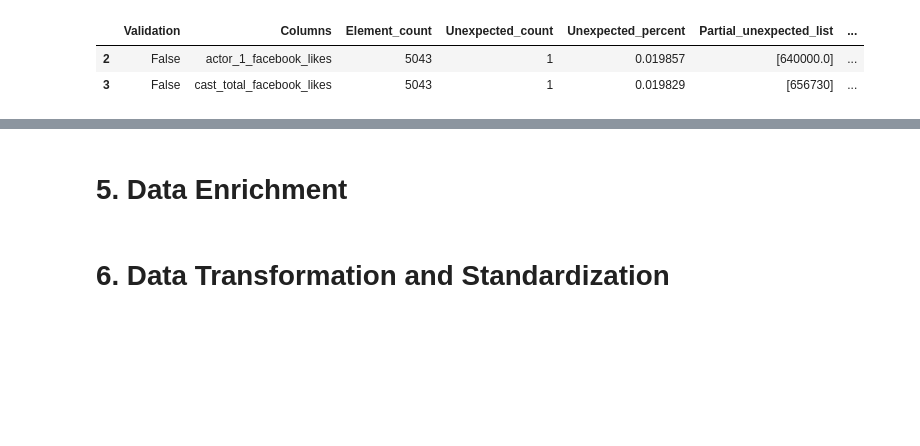
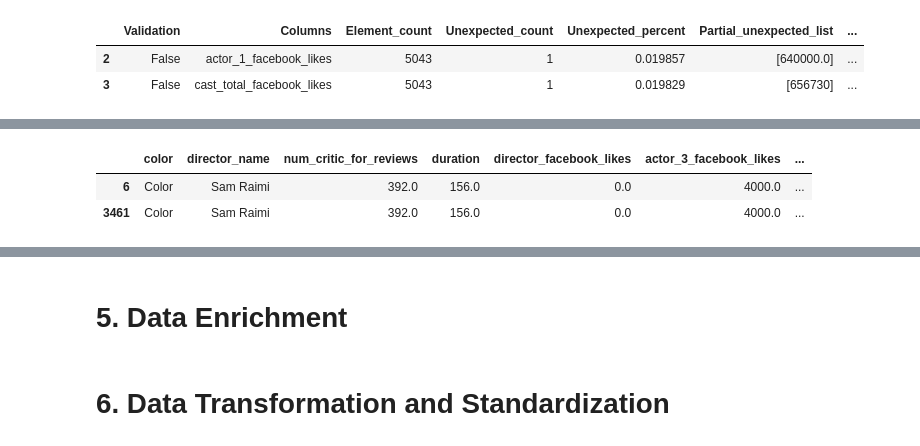
Before and after one commit to brunoVnonato/pyyne_data_eng_test, a Jupyter notebook: movie_metadata_pipeline.ipynb, the cells around one changed output, grey strips where cells are left out. Cells and saved outputs as stored; diff of their text form; code cells hidden in the pictures; blank space fills up the shorter version.

```diff
--- a/movie_metadata_pipeline.ipynb
+++ b/movie_metadata_pipeline.ipynb
@@ -618,0 +658,7 @@ report
+# %%
+#Item found in the section 2.2.2 during
+data.loc[data['plot_keywords']=='sandman|spider man|symbiote|venom|villain', :]
+# %% [output]
+|  | color | director_name | num_critic_for_reviews | duration | director_facebook_likes | actor_3_facebook_likes | ... |
+| 6 | Color | Sam Raimi | 392.0 | 156.0 | 0.0 | 4000.0 | ... |
+| 3461 | Color | Sam Raimi | 392.0 | 156.0 | 0.0 | 4000.0 | ... |
```
Also changed, not shown: parts of 14 cells of this notebook.
